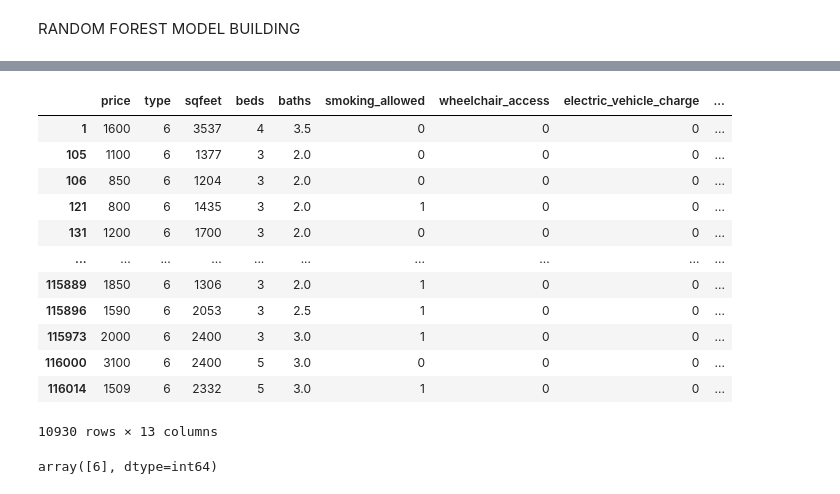
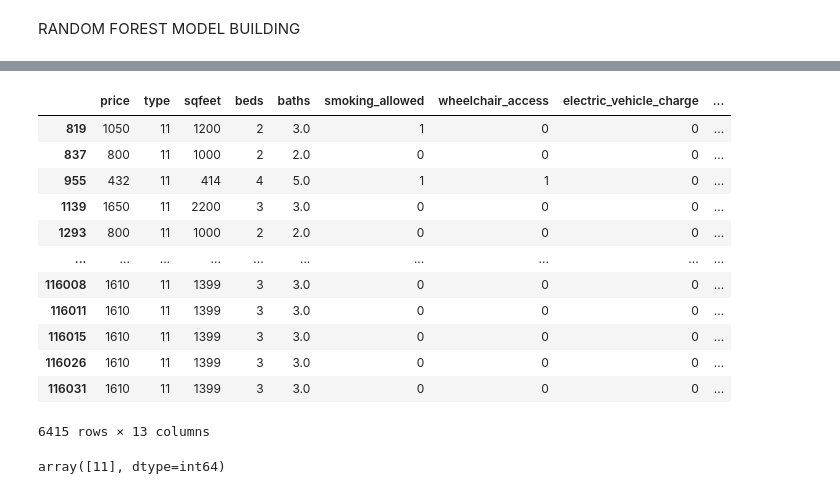
Before and after one commit to Krishan-Shehan/FDM_Mini_Project, a Jupyter notebook: random_forest.ipynb, the cells around one changed output, grey strips where cells are left out. Drawn from its saved outputs; the diff is of its cells as text; code cells hidden in the pictures.

```diff
--- a/random_forest.ipynb
+++ b/random_forest.ipynb
@@ -58,24 +132,36 @@ df.head(5)
-# %%
-df.loc[df['type'] == 6]
-# %% [output]
-|  | price | type | sqfeet | beds | baths | smoking_allowed | wheelchair_access | electric_vehicle_charge | ... |
-| 1 | 1600 | 6 | 3537 | 4 | 3.5 | 0 | 0 | 0 | ... |
-| 105 | 1100 | 6 | 1377 | 3 | 2.0 | 0 | 0 | 0 | ... |
-| 106 | 850 | 6 | 1204 | 3 | 2.0 | 0 | 0 | 0 | ... |
-| 121 | 800 | 6 | 1435 | 3 | 2.0 | 1 | 0 | 0 | ... |
-| 131 | 1200 | 6 | 1700 | 3 | 2.0 | 0 | 0 | 0 | ... |
-| ... | ... | ... | ... | ... | ... | ... | ... | ... | ... |
-| 115889 | 1850 | 6 | 1306 | 3 | 2.0 | 1 | 0 | 0 | ... |
-| 115896 | 1590 | 6 | 2053 | 3 | 2.5 | 1 | 0 | 0 | ... |
-| 115973 | 2000 | 6 | 2400 | 3 | 3.0 | 1 | 0 | 0 | ... |
-| 116000 | 3100 | 6 | 2400 | 5 | 3.0 | 0 | 0 | 0 | ... |
-| 116014 | 1509 | 6 | 2332 | 5 | 3.0 | 1 | 0 | 0 | ... |
-10930 rows × 13 columns
-# %%
-#clf.predict([[1345, 834, 1, 1, 1, 0, 0, 0, 1, 4, 10, 1 ]])
-
-#clf.predict([[1500, 1495, 2, 2, 0, 0, 0, 0, 3, 2, 37, 0 ]])
-
-clf.predict([[1509, 2332, 5, 3, 1, 0, 0, 0, 3, 0, 37, 1 ]])
-# %% [output]
-array([6], dtype=int64)
+# %%
+#df.loc[df['type'] == 0 ]
+
+#df.loc[df['type'] == 6 ]
+
+df.loc[df['type'] == 11 ]
+
+#df.loc[df['type'] == 4 ]
+# %% [output]
+|  | price | type | sqfeet | beds | baths | smoking_allowed | wheelchair_access | electric_vehicle_charge | ... |
+| 819 | 1050 | 11 | 1200 | 2 | 3.0 | 1 | 0 | 0 | ... |
+| 837 | 800 | 11 | 1000 | 2 | 2.0 | 0 | 0 | 0 | ... |
+| 955 | 432 | 11 | 414 | 4 | 5.0 | 1 | 1 | 0 | ... |
+| 1139 | 1650 | 11 | 2200 | 3 | 3.0 | 0 | 0 | 0 | ... |
+| 1293 | 800 | 11 | 1000 | 2 | 2.0 | 0 | 0 | 0 | ... |
+| ... | ... | ... | ... | ... | ... | ... | ... | ... | ... |
+| 116008 | 1610 | 11 | 1399 | 3 | 3.0 | 0 | 0 | 0 | ... |
+| 116011 | 1610 | 11 | 1399 | 3 | 3.0 | 0 | 0 | 0 | ... |
+| 116015 | 1610 | 11 | 1399 | 3 | 3.0 | 0 | 0 | 0 | ... |
+| 116026 | 1610 | 11 | 1399 | 3 | 3.0 | 0 | 0 | 0 | ... |
+| 116031 | 1610 | 11 | 1399 | 3 | 3.0 | 0 | 0 | 0 | ... |
+6415 rows × 13 columns
+# %%
+#0
+#rfc.predict([[1395, 1061, 2, 2, 0, 0, 0, 0, 4, 1, 37, 1 ]])
+
+#6
+#rfc.predict([[850, 1204, 3, 2, 0, 0, 0, 0, 3, 1, 10, 0 ]])
+
+#11
+rfc.predict([[1650, 2200, 3, 3, 0, 0, 0, 0, 4, 0, 10, 0 ]])
+
+#4
+#rfc.predict([[1350, 1100, 3, 3, 0, 0, 0, 0, 3, 0, 37, 0 ]])
+# %% [output]
+array([11], dtype=int64)
```
Also changed, not shown: parts of 32 cells of this notebook.
